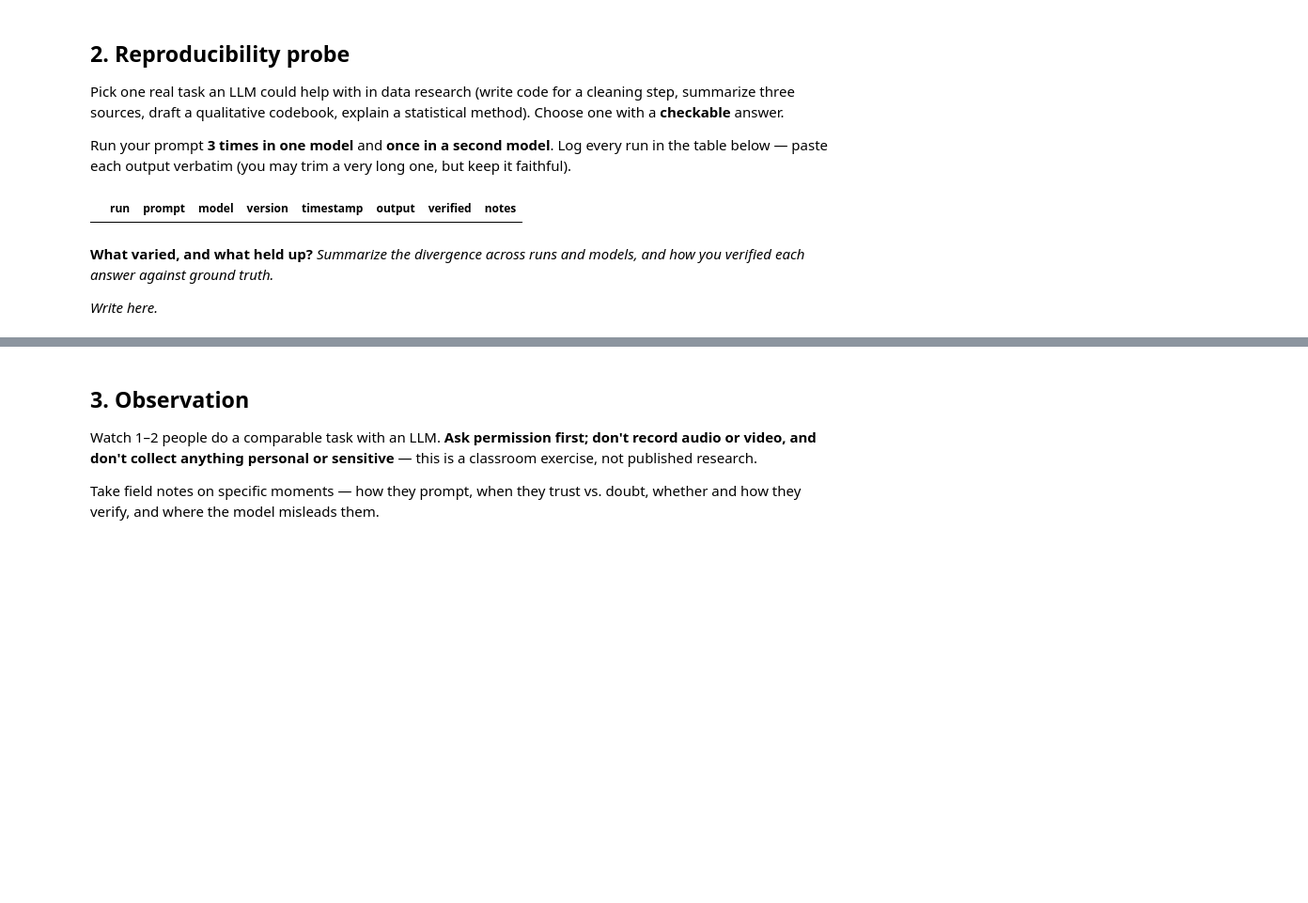
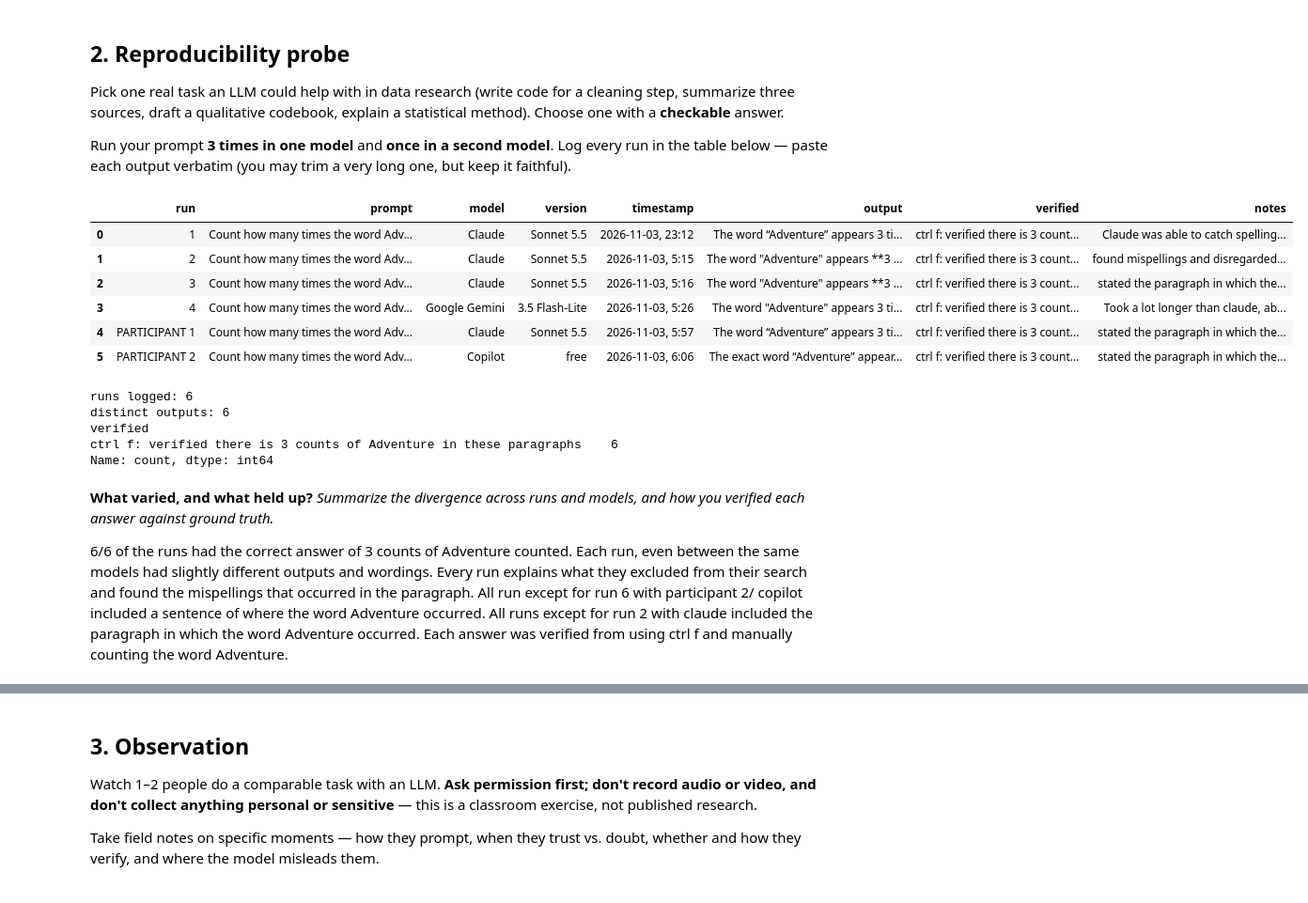
Before and after one commit to mashley04/hcde-410, a Jupyter notebook: A3/A3_watching_the_machine_starter.ipynb, the cells around one changed output, grey strips where cells are left out. Shown at 94% size. Drawn from its saved outputs; the diff is of its cells as text; code cells hidden in the pictures; blank space fills up the shorter version.

```diff
--- a/A3/A3_watching_the_machine_starter.ipynb
+++ b/A3/A3_watching_the_machine_starter.ipynb
@@ -24,24 +24,31 @@ Pick one real task an LLM could help with in data research (write code for a cle
 Run your prompt **3 times in one model** and **once in a second model**. Log every run in the table below — paste each output verbatim (you may trim a very long one, but keep it faithful).
 # %%
 import pandas as pd
+pd.set_option("display.max_colwidth", None)  # show full outputs, not "..."
 
-# One row per run. Replace the example row with your own runs.
-runs = pd.DataFrame([
-    # {"run": 1, "prompt": "Count how many times the word Adventure appears in this text, do not count any past tenses or variants of adventure such as adventures or adventured.", "model": "Sonnet 5.5", "version": "2026-09-28",
-    #  "timestamp": "2026-11-02 23:12", "output": "The word “Adventure” appears 3 times in its exact form:“Adventure Time, which follows the adventures of a young boy named Finn...” (first paragraph)“...dive into the imaginative world of Adventure Time.” (fourth paragraph)“...the adventurer from the land of Adventure.” (last paragraph)I left out “adventures” (twice), “adventured” and “adventurer”, since you asked to exclude variants. I also didn’t count the misspellings “Advetore” and “advonttore”, because they aren’t the word “Adventure.”",
-    #  "verified": "correct | wrong | can't tell", "notes": "e.g. confidently wrong"},
-], columns=["run", "prompt", "model", "version", "timestamp", "output", "verified", "notes"])
-
+runs = pd.read_csv("a3_runs.csv")
 runs
 # %% [output]
 |  | run | prompt | model | version | timestamp | output | verified | notes |
+| 0 | 1 | Count how many times the word Adv... | Claude | Sonnet 5.5 | 2026-11-03, 23:12 | The word “Adventure” appears 3 ti... | ctrl f: verified there is 3 count... | Claude was able to catch spelling... |
+| 1 | 2 | Count how many times the word Adv... | Claude | Sonnet 5.5 | 2026-11-03, 5:15 | The word "Adventure" appears **3 ... | ctrl f: verified there is 3 count... | found mispellings and disregarded... |
+| 2 | 3 | Count how many times the word Adv... | Claude | Sonnet 5.5 | 2026-11-03, 5:16 | The word "Adventure" appears **3 ... | ctrl f: verified there is 3 count... | stated the paragraph in which the... |
+| 3 | 4 | Count how many times the word Adv... | Google Gemini | 3.5 Flash-Lite | 2026-11-03, 5:26 | The word "Adventure" appears 3 ti... | ctrl f: verified there is 3 count... | Took a lot longer than claude, ab... |
+| 4 | PARTICIPANT 1 | Count how many times the word Adv... | Claude | Sonnet 5.5 | 2026-11-03, 5:57 | The word “Adventure” appears 3 ti... | ctrl f: verified there is 3 count... | stated the paragraph in which the... |
+| 5 | PARTICIPANT 2 | Count how many times the word Adv... | Copilot | free | 2026-11-03, 6:06 | The exact word “Adventure” appear... | ctrl f: verified there is 3 count... | stated the paragraph in which the... |
 # %%
 # A couple of quick reads on your own log (optional, but nice — your log is data too):
 if len(runs):
     print("runs logged:", len(runs))
     print("distinct outputs:", runs["output"].nunique())
     print(runs["verified"].value_counts())
+# %% [output]
+runs logged: 6
+distinct outputs: 6
+verified
+ctrl f: verified there is 3 counts of Adventure in these paragraphs    6
+Name: count, dtype: int64
 # %% [markdown]
 **What varied, and what held up?** *Summarize the divergence across runs and models, and how you verified each answer against ground truth.*
 
-_Write here._
+6/6 of the runs had the correct answer of 3 counts of Adventure counted. Each run, even between the same models had slightly different outputs and wordings. Every run explains what they excluded from their search and found the mispellings that occurred in the paragraph. All run except for run 6 with participant 2/ copilot included a sentence of where the word Adventure occurred. All runs except for run 2 with claude included the paragraph in which the word Adventure occurred. Each answer was verified from using ctrl f and manually counting the word Adventure.
```
Also changed, not shown: parts of 4 cells of this notebook.
